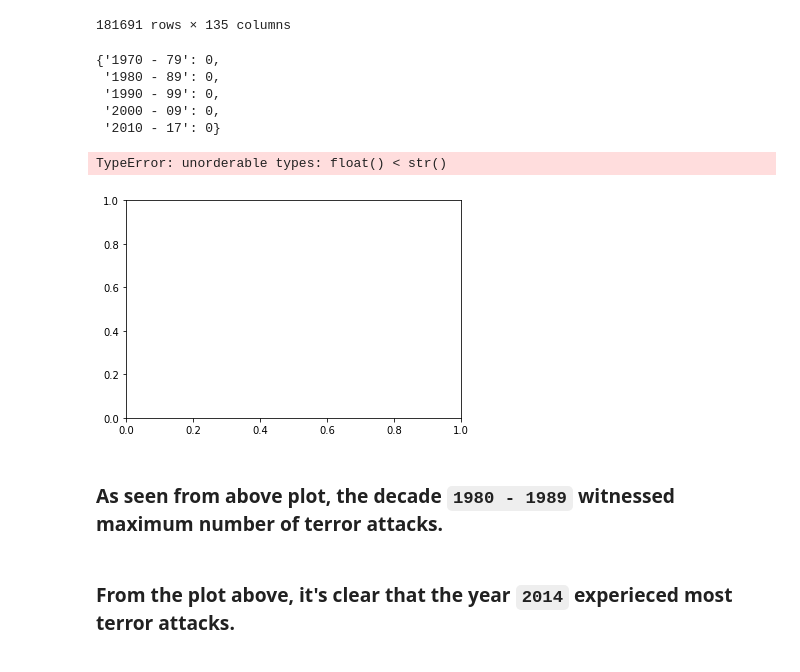
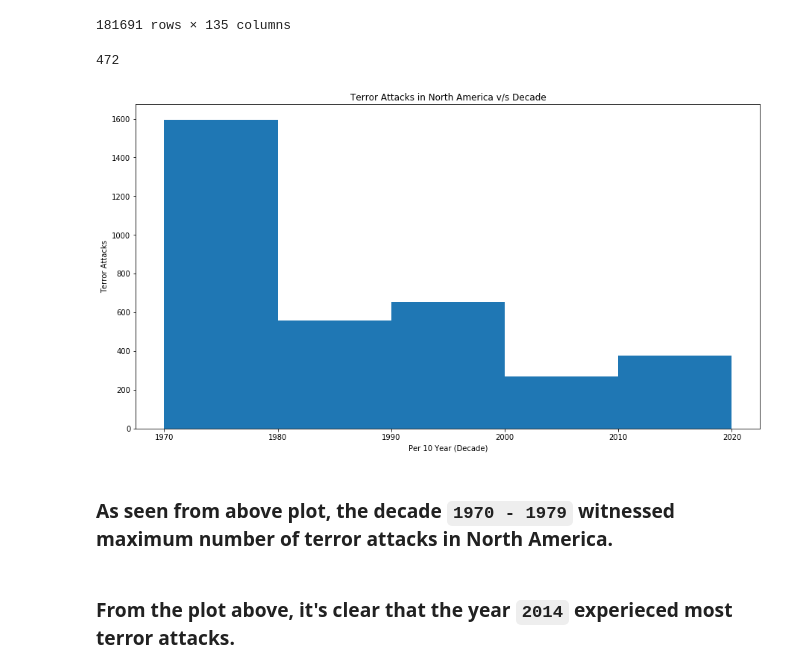
Before and after one commit to anand13sethi/BDP-Data-Visualization, a Jupyter notebook: Big Data and Policing - HW2 - Q2.ipynb, the cells around one changed output. Saved outputs shown, nothing was run; the diff lists cells and outputs as text; code cells hidden in the pictures.

Commit message:
Terrorist dataset done.

```diff
--- a/Big Data and Policing - HW2 - Q2.ipynb
+++ b/Big Data and Policing - HW2 - Q2.ipynb
@@ -28,47 +28,19 @@ terror
 | 181689 | 201712310031 | 2017 | 12 | 31 | NaN | 0 | NaT | 92 | India | 6 | ... |
 | 181690 | 201712310032 | 2017 | 12 | 31 | NaN | 0 | NaT | 160 | Philippines | 5 | ... |
 181691 rows × 135 columns
-# %%
-NA_decade_dict = {'1970 - 79': 0, '1980 - 89': 0, '1990 - 99': 0, '2000 - 09': 0, '2010 - 17': 0}
-for index, row in terror.iterrows():
-    if row['region']  == 'North America':
-        year = row['iyear']
-        if year >= 1970 and year <= 1979:
-            year_key = '1970-79'
-        elif year >= 1980 and year <= 1989:
-            year_key = '1980-89'
-        elif year >= 1990 and year <= 1999:
-            year_key = '1990-99'
-        elif year >= 2000 and year <= 2009:
-            year_key = '2000-09'
-        elif year >= 2010 and year <= 2017:
-            year_key = '2010-17'
-        NA_decade_dict[year_key] += 1
-
-NA_decade_dict
-# %% [output]
-{'1970 - 79': 0,
- '1980 - 89': 0,
- '1990 - 99': 0,
- '2000 - 09': 0,
- '2010 - 17': 0}
 # %%
-# plt.figure(figsize = (15, 8))
-# plt.bar(NA_decade_dict.keys(), NA_decade_dict.values())
-# plt.xlabel('Per 10 Year (Decade)')
-# plt.ylabel('Terror Attacks')
-# plt.title('Terror Attacks in North America v/s Decade')
-# for x, y in zip(NA_decade_dict.keys(), NA_decade_dict.values()):
-#     plt.text(x, y, str(y))
+NA_year_list = terror['iyear'][terror['region_txt'] == 'North America']
 
-NA_list = terror[terror['region_txt'] == 'North America']
-
-plt.hist(NA_list, bins = ['1970', '1980', '1990', '2000', '2010'])
+plt.figure(figsize = (15, 8))
+plt.hist(NA_year_list, bins = [1970, 1980, 1990, 2000, 2010, 2020])
+plt.xlabel('Per 10 Year (Decade)')
+plt.ylabel('Terror Attacks')
+plt.title('Terror Attacks in North America v/s Decade')
 # %% [output]
-TypeError: unorderable types: float() < str()
+472
-[figure, old version]
+[figure, new version]
 # %% [markdown]
-### As seen from above plot, the decade `1980 - 1989` witnessed maximum number of terror attacks.
+### As seen from above plot, the decade `1970 - 1979` witnessed maximum number of terror attacks in North America.
 # %%
 year_dict = {}
 for index, row in terror.iterrows():
```
